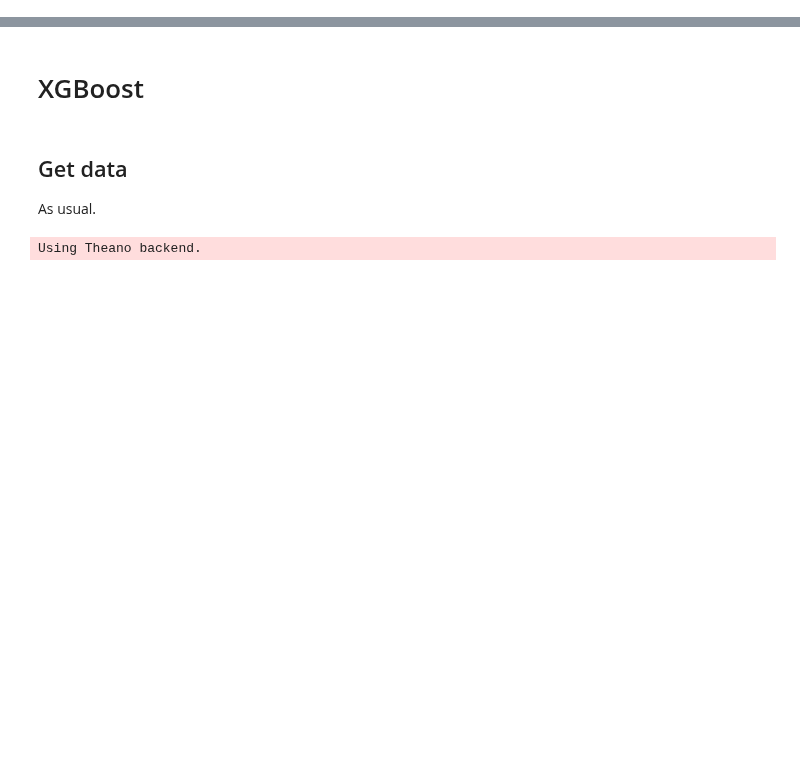
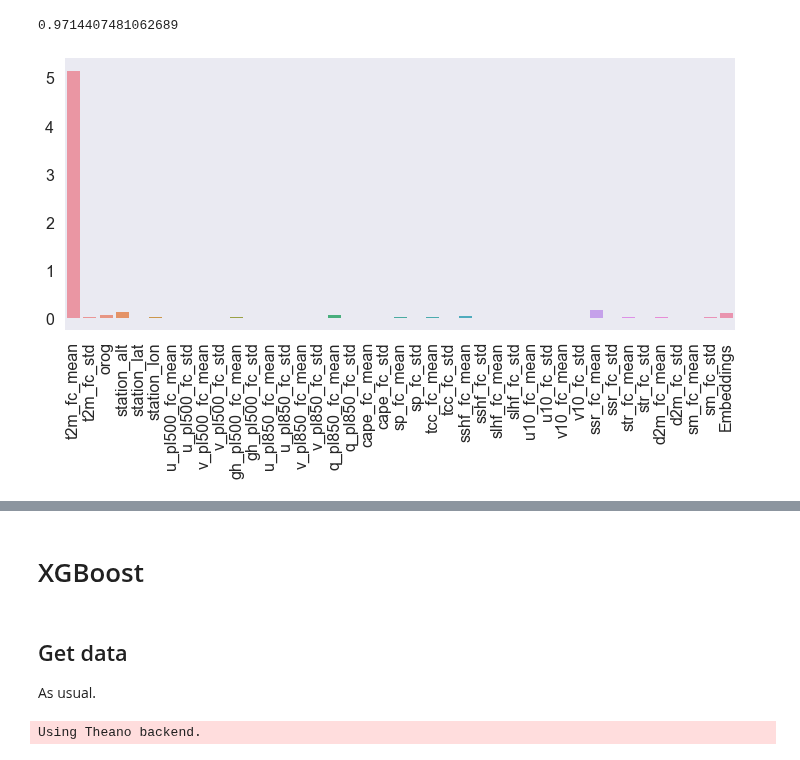
Before and after one commit to slerch/ppnn, a Jupyter notebook: nn_postprocessing/notebooks/feature_importance.ipynb, the cells around one changed output, grey strips where cells are left out. Cells and saved outputs as stored; diff of their text form; code cells hidden in the pictures; blank space fills up the shorter version.

```diff
--- a/nn_postprocessing/notebooks/feature_importance.ipynb
+++ b/nn_postprocessing/notebooks/feature_importance.ipynb
@@ -3,0 +211,16 @@
+# %%
+ids_shuf = np.random.permutation(aux_test_set.cont_ids)
+# %%
+tmp = aux_emb_model.evaluate([aux_test_set.features, ids_shuf], aux_test_set.targets, 4096, 0); tmp
+# %% [output]
+0.9714407481062689
+# %%
+scores_emb = [eval_shuf_emb(aux_emb_model, i) for i in range(len(aux_test_set.feature_names))]
+# %%
+imp_emb = np.array(scores_emb + [tmp]) - ref_emb
+# %%
+fig, ax = plt.subplots(figsize=(12, 5))
+sns.barplot(y=imp_emb, x=aux_test_set.feature_names + ['Embeddings'], ax=ax)
+plt.xticks(rotation=90);
+# %% [output]
+[figure, added]
```
Also changed, not shown: parts of 29 cells of this notebook, 1 other file.
